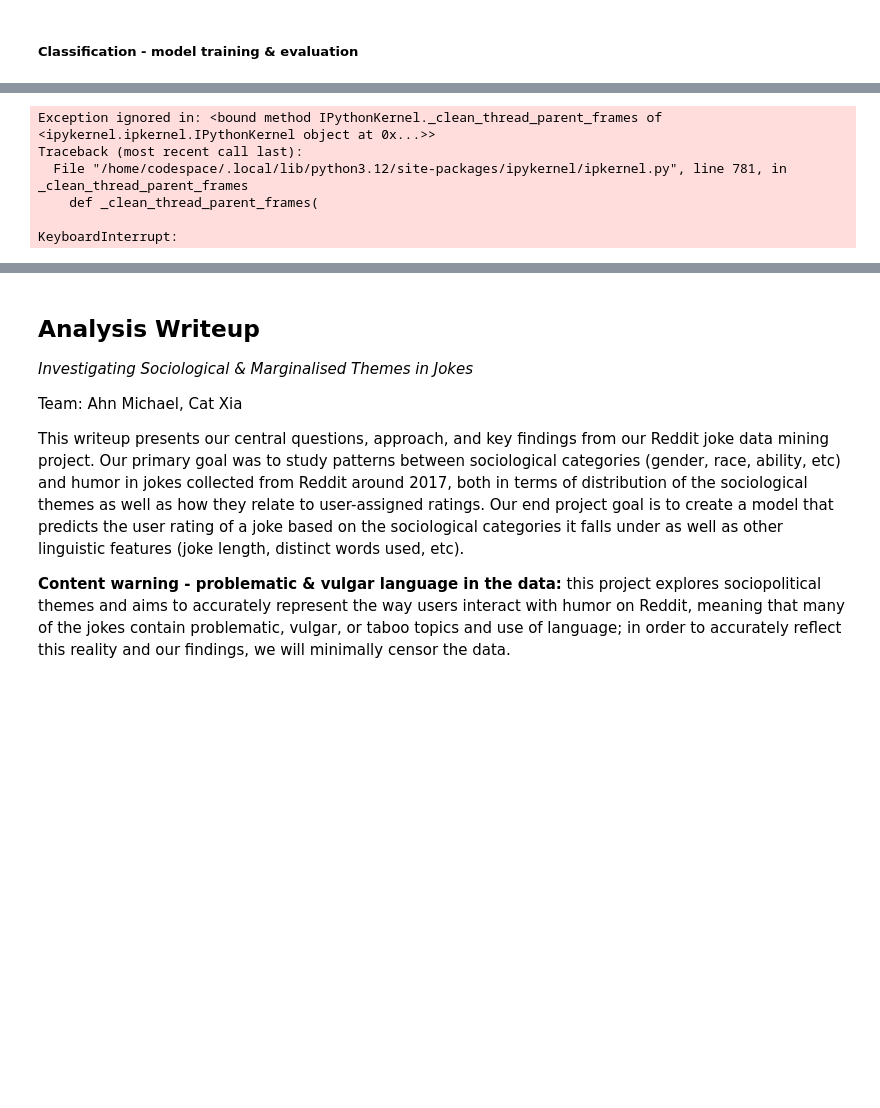
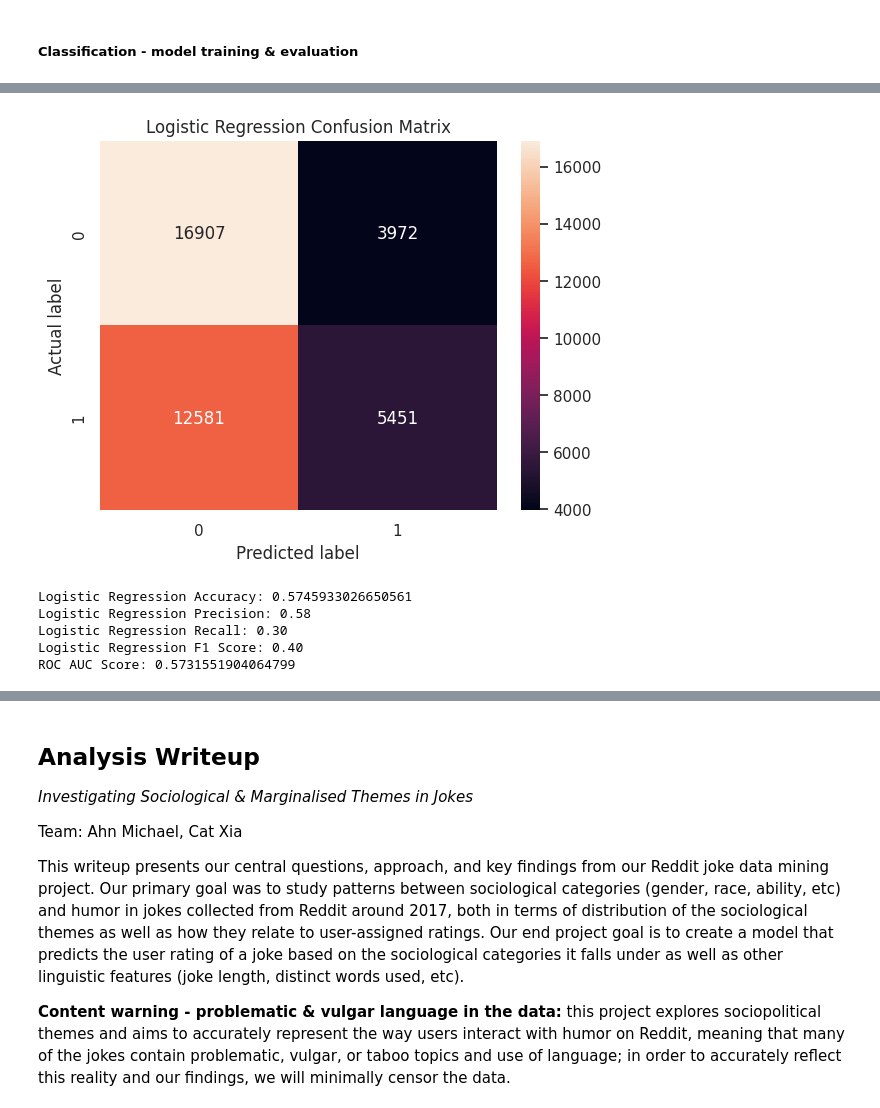
Before and after one commit to INFO-523-SU25/final-project-howell-xia, a Jupyter notebook: final-analysis-writeup.ipynb, the cells around one changed output, grey strips where cells are left out. Cells and saved outputs as stored; diff of their text form; code cells hidden in the pictures; blank space fills up the shorter version.

```diff
--- a/final-analysis-writeup.ipynb
+++ b/final-analysis-writeup.ipynb
@@ -633,50 +653,69 @@ inflection_point: 7
 # %%
 #creates a subset with 7 components most correlated and the target
-jokes_subset = jokes_model_copy[["score", "theme_gender_count", "theme_sexuality_count", "theme_age_count", "theme_ethnicity_count",
-                                "theme_appearance_count", "theme_ability_count", "theme_class_count"]]
+jokes_subset = jokes_class[["score_class", "theme_gender_bool", "theme_sexuality_bool", "theme_age_bool", "theme_ethnicity_bool",
+                                "theme_appearance_bool", "theme_ability_bool", "theme_class_bool"]]
 # %%
 #creates X (everything without the target variable) and y (the target variable)
 
 from sklearn.discriminant_analysis import StandardScaler
 
-
-X = jokes_subset.drop('score', axis = 1)
-y = jokes_subset['score']
+X = jokes_subset.drop('score_class', axis = 1)
+y = jokes_subset['score_class']
 
 #splits the data into test and train data with 80% train data and 20% train data
 X_train, X_test, y_train, y_test = train_test_split(X, y, test_size = 0.2, random_state = 42)
 
-scaler = StandardScaler()
-X_train_scaled = scaler.fit_transform(X_train)
-X_test_scaled = scaler.transform(X_test)
+#scaler = StandardScaler()
+#X_train_scaled = scaler.fit_transform(X_train)
+#X_test_scaled = scaler.transform(X_test)
 
 # Reduce dimensionality
 pca = PCA(n_components = 7)
-X_train_pca = pca.fit_transform(X_train_scaled)
-X_test_pca = pca.transform(X_test_scaled)
+X_train_pca = pca.fit_transform(X_train)
+X_test_pca = pca.transform(X_test)
 # %%
 #trains the data with Logistic Regression
+from sklearn.linear_model import LogisticRegression
 from sklearn.metrics import confusion_matrix
-from sklearn.neighbors import KNeighborsClassifier
 
-#trains the data with K nearest neighbor
-knn = KNeighborsClassifier(n_neighbors = 5)
-knn.fit(X_train_pca, y_train)
-knn_predictions = knn.predict(X_test_pca)
+
+log_reg = LogisticRegression(multi_class = 'multinomial', solver = 'lbfgs', max_iter = 100000, random_state = 42)
+log_reg.fit(X_train_pca, y_train)
+log_predictions = log_reg.predict(X_test_pca)
 
 #creates the confusion matrix
-cm = confusion_matrix(y_test, knn_predictions)
+cm = confusion_matrix(y_test, log_predictions)
 
-#creates a heatmap visualizing the confusion matrix
-sns.heatmap(cm, annot = True, fmt ='g')
-plt.title('KNN Confusion Matrix')
+#plots the confusion matrix with a heatmap and labels the axis and title
+sns.heatmap(cm, annot = True, fmt = 'g')
+plt.title('Logistic Regression Confusion Matrix')
 plt.ylabel('Actual label')
 plt.xlabel('Predicted label')
 plt.show()
 # %% [output]
-Exception ignored in: <bound method IPythonKernel._clean_thread_parent_frames of <ipykernel.ipkernel.IPythonKernel object at 0x...>>
-Traceback (most recent call last):
-  File "/home/codespace/.local/lib/python3.12/site-packages/ipykernel/ipkernel.py", line 781, in _clean_thread_parent_frames
-    def _clean_thread_parent_frames(
-
-KeyboardInterrupt:
+[figure, added]
+# %%
+#calculates and prints the accuracy, precision, recall_score, f1_score, and ROC AUC
+from sklearn.metrics import accuracy_score
+from sklearn.metrics import f1_score, precision_score, recall_score, roc_auc_score
+
+
+print("Logistic Regression Accuracy:", accuracy_score(y_test, log_predictions))
+precision = precision_score(y_test, log_predictions)
+print(f"Logistic Regression Precision: {precision:.2f}")
+recall = recall_score(y_test, log_predictions)
+print(f"Logistic Regression Recall: {recall:.2f}")
+f1 = f1_score(y_test, log_predictions)
+print(f"Logistic Regression F1 Score: {f1:.2f}")
+
+#predicts the probability of the discrete variable for the PCA test valeus
+y_score_log = log_reg.predict_proba(X_test_pca)[:,1]
+#calculates the roc_auc_score
+roc_auc = roc_auc_score(y_test, y_score_log)
+print("ROC AUC Score:", roc_auc)
+# %% [output]
+Logistic Regression Accuracy: 0.5745933026650561
+Logistic Regression Precision: 0.58
+Logistic Regression Recall: 0.30
+Logistic Regression F1 Score: 0.40
+ROC AUC Score: 0.5731551904064799
```
Also changed, not shown: parts of 11 cells of this notebook.
